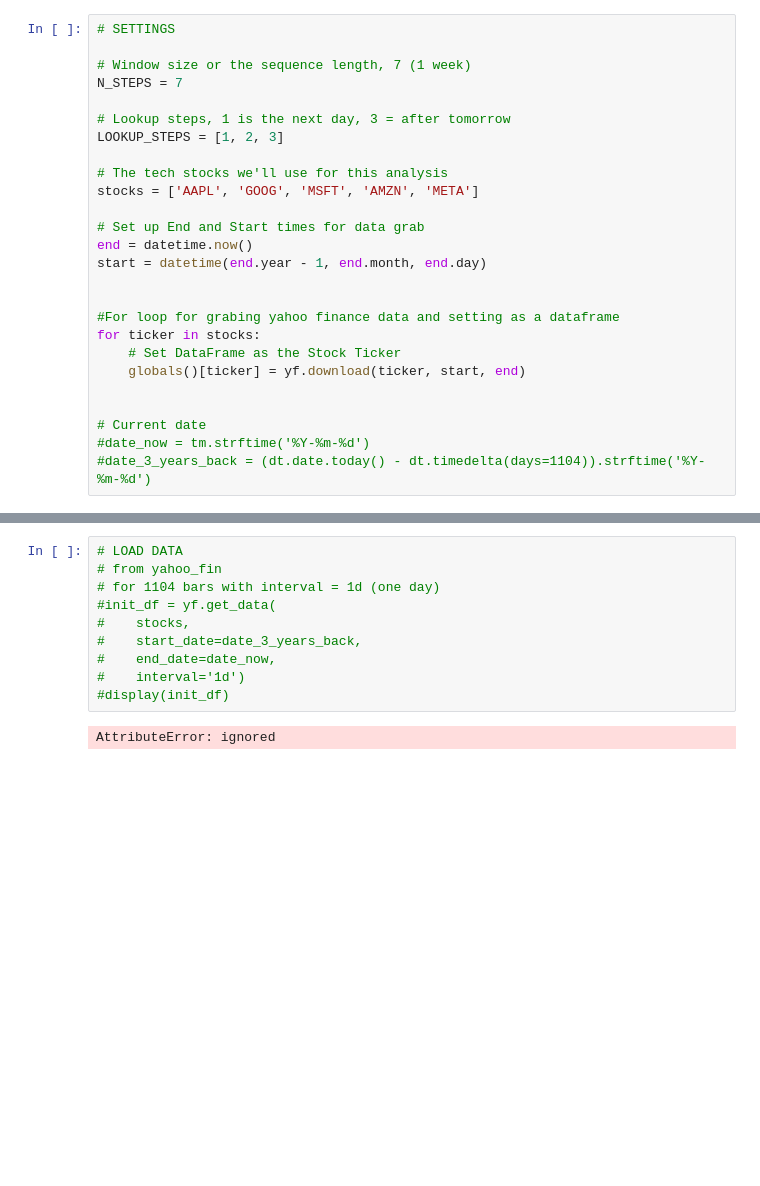
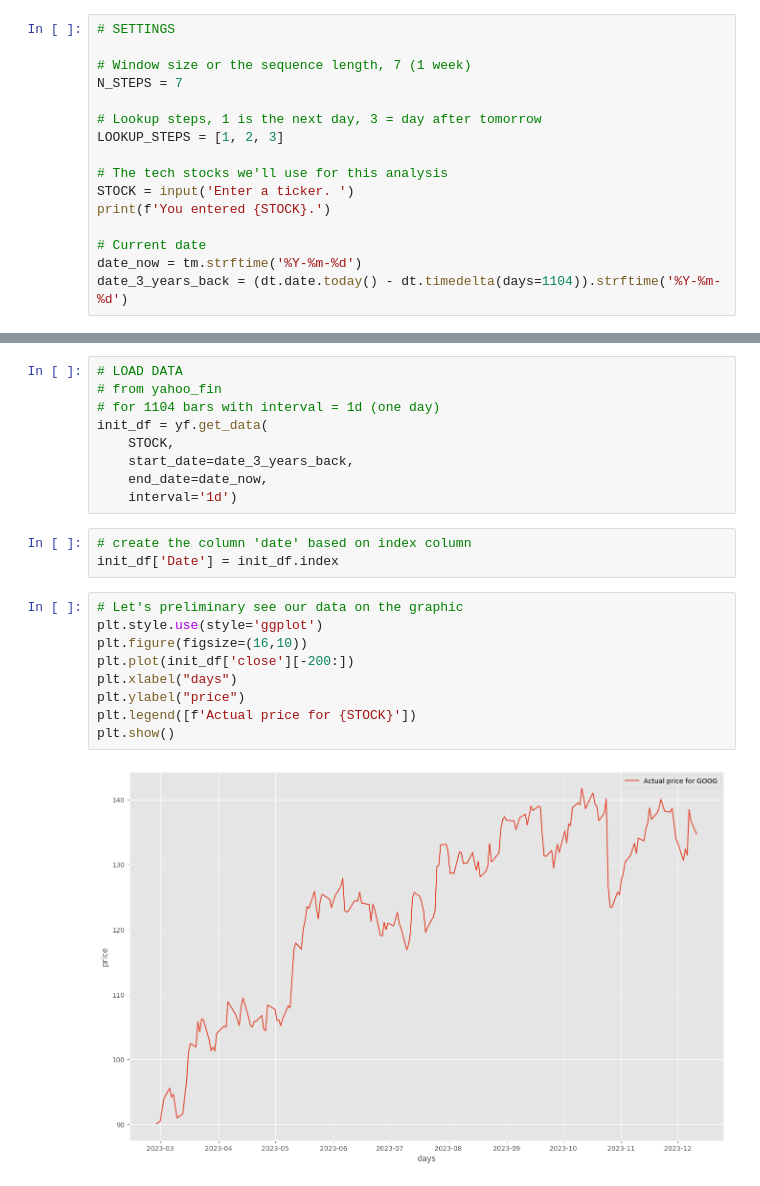
Before and after one commit to carlosvalenciano/Project4, a Jupyter notebook: Stock_Market_Predictor.ipynb, the cells around one changed output, grey strips where cells are left out. Drawn from its saved outputs; the diff is of its cells as text; blank space fills up the shorter version.

```diff
--- a/Stock_Market_Predictor.ipynb
+++ b/Stock_Market_Predictor.ipynb
@@ -51,24 +51,14 @@ import matplotlib.pyplot as plt
 # Window size or the sequence length, 7 (1 week)
 N_STEPS = 7
 
-# Lookup steps, 1 is the next day, 3 = after tomorrow
+# Lookup steps, 1 is the next day, 3 = day after tomorrow
 LOOKUP_STEPS = [1, 2, 3]
 
 # The tech stocks we'll use for this analysis
-stocks = ['AAPL', 'GOOG', 'MSFT', 'AMZN', 'META']
-
-# Set up End and Start times for data grab
-end = datetime.now()
-start = datetime(end.year - 1, end.month, end.day)
-
-
-#For loop for grabing yahoo finance data and setting as a dataframe
-for ticker in stocks:
-    # Set DataFrame as the Stock Ticker
-    globals()[ticker] = yf.download(ticker, start, end)
-
+STOCK = input('Enter a ticker. ')
+print(f'You entered {STOCK}.')
 
 # Current date
-#date_now = tm.strftime('%Y-%m-%d')
-#date_3_years_back = (dt.date.today() - dt.timedelta(days=1104)).strftime('%Y-%m-%d')
+date_now = tm.strftime('%Y-%m-%d')
+date_3_years_back = (dt.date.today() - dt.timedelta(days=1104)).strftime('%Y-%m-%d')
 # %% [output]
@@ -105,11 +68,22 @@ df
 # LOAD DATA
 # from yahoo_fin
 # for 1104 bars with interval = 1d (one day)
-#init_df = yf.get_data(
-#    stocks,
-#    start_date=date_3_years_back,
-#    end_date=date_now,
-#    interval='1d')
-#display(init_df)
+init_df = yf.get_data(
+    STOCK,
+    start_date=date_3_years_back,
+    end_date=date_now,
+    interval='1d')
-# %% [output]
-AttributeError: ignored
+# %%
+# create the column 'date' based on index column
+init_df['Date'] = init_df.index
+# %%
+# Let's preliminary see our data on the graphic
+plt.style.use(style='ggplot')
+plt.figure(figsize=(16,10))
+plt.plot(init_df['close'][-200:])
+plt.xlabel("days")
+plt.ylabel("price")
+plt.legend([f'Actual price for {STOCK}'])
+plt.show()
+# %% [output]
+[figure, added]
```
Also changed, not shown: parts of 23 cells of this notebook.
